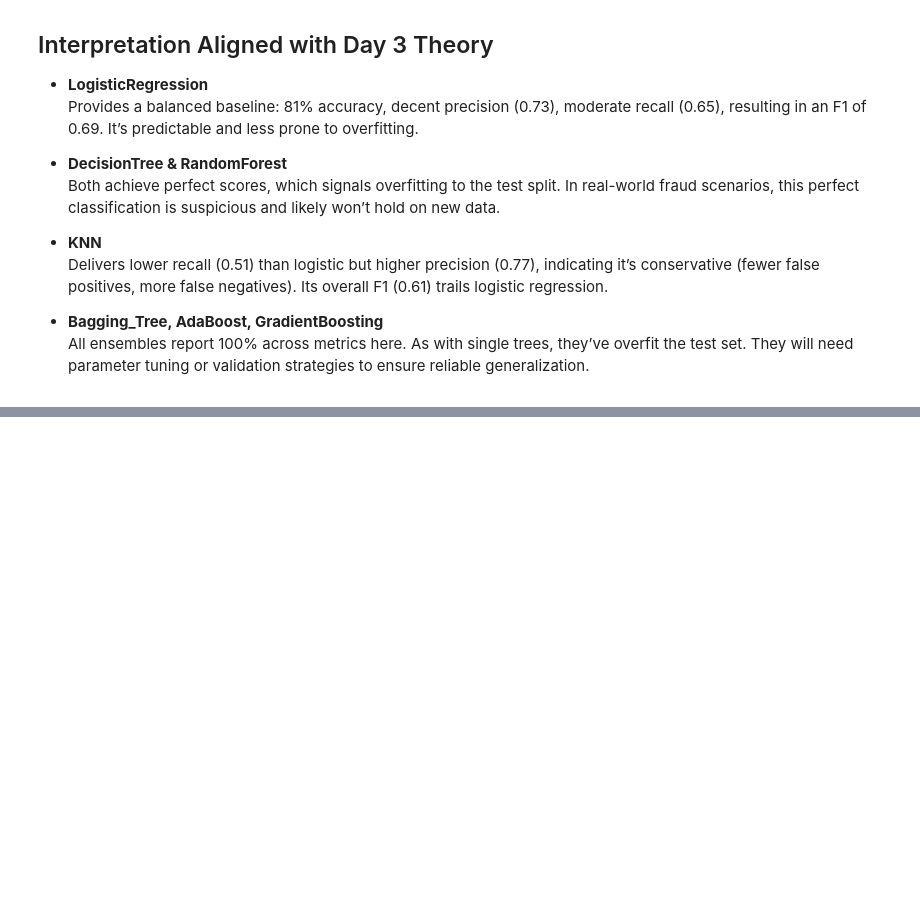
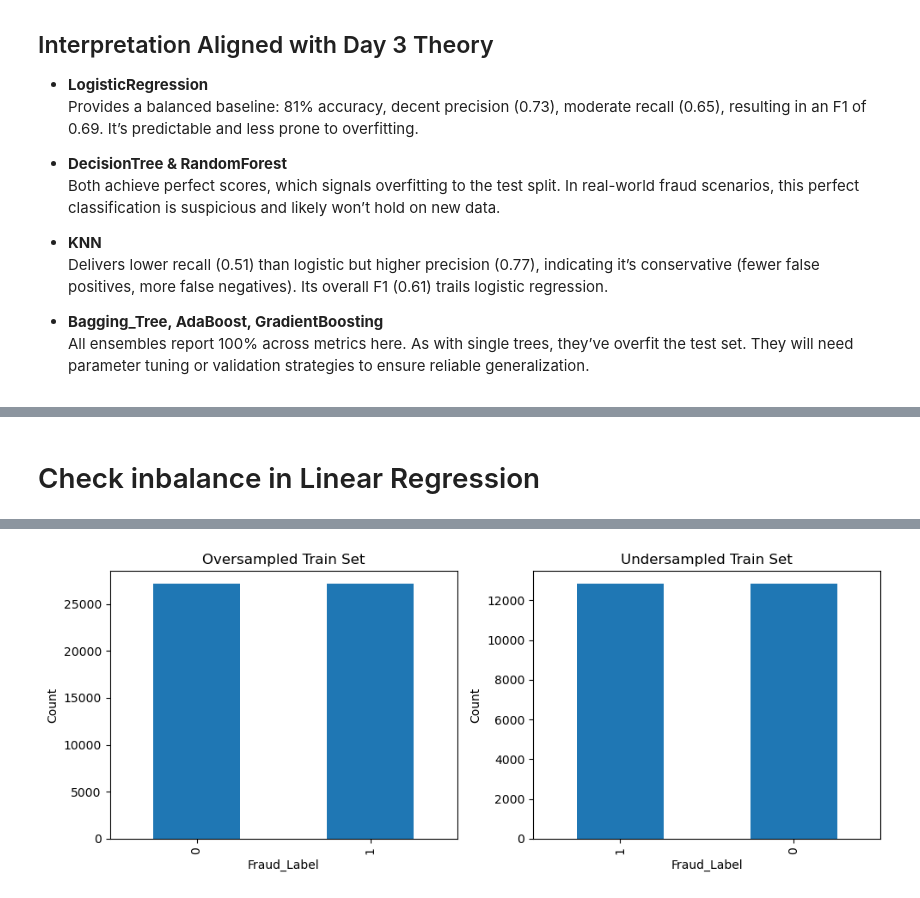
Before and after one commit to luispabloaiello-da/W7PJ_Project_Fraud_Scoring_Service, a Jupyter notebook: notebooks/04_model_training.ipynb, the cells around one changed output, grey strips where cells are left out. Saved outputs shown, nothing was run; the diff lists cells and outputs as text; code cells hidden in the pictures; blank space fills up the shorter version.

```diff
--- a/notebooks/04_model_training.ipynb
+++ b/notebooks/04_model_training.ipynb
@@ -267,0 +271,66 @@ joblib.dump(feature_names, "../my_streamlit_app/models/feature_names.pkl")
+# %% [markdown]
+# Check inbalance in Linear Regression
+# %%
+# 1) Check imbalance in training set
+print("Class distribution in Fraud_Label (train):")
+print(y_train.value_counts())
+
+# 2) Baseline LogisticRegression
+clf_base = LogisticRegression(max_iter=1000, random_state=42)
+clf_base.fit(X_train, y_train)
+y_pred_base = clf_base.predict(X_test)
+print("Baseline:\n", classification_report(y_test, y_pred_base))
+print("Confusion Matrix:\n", confusion_matrix(y_test, y_pred_base))
+
+# 3) Oversample minority class
+df_train = pd.concat([X_train, y_train.rename("Fraud_Label")], axis=1)
+minor = df_train[df_train.Fraud_Label == 1]
+major = df_train[df_train.Fraud_Label == 0]
+
+minor_over = resample(
+    minor,
+    replace=True,
+    n_samples=len(major),
+    random_state=42
+)
+df_over = pd.concat([major, minor_over])
+X_over = df_over.drop("Fraud_Label", axis=1)
+y_over = df_over["Fraud_Label"]
+
+clf_over = LogisticRegression(max_iter=1000, random_state=42)
+clf_over.fit(X_over, y_over)
+y_pred_over = clf_over.predict(X_test)
+print("Oversampled:\n", classification_report(y_test, y_pred_over))
+print("Confusion Matrix:\n", confusion_matrix(y_test, y_pred_over))
+
+# 4) Undersample majority class
+major_down = resample(
+    major,
+    replace=False,
+    n_samples=len(minor),
+    random_state=42
+)
+df_under = pd.concat([minor, major_down])
+X_under = df_under.drop("Fraud_Label", axis=1)
+y_under = df_under["Fraud_Label"]
+
+clf_under = LogisticRegression(max_iter=1000, random_state=42)
+clf_under.fit(X_under, y_under)
+y_pred_under = clf_under.predict(X_test)
+print("Undersampled:\n", classification_report(y_test, y_pred_under))
+print("Confusion Matrix:\n", confusion_matrix(y_test, y_pred_under))
+
+# 5) Plot class distribution after resampling
+plt.figure(figsize=(10,4))
+
+plt.subplot(1,2,1)
+df_over.Fraud_Label.value_counts().plot(kind="bar", title="Oversampled Train Set")
+plt.xlabel("Fraud_Label"); plt.ylabel("Count")
+
+plt.subplot(1,2,2)
+df_under.Fraud_Label.value_counts().plot(kind="bar", title="Undersampled Train Set")
+plt.xlabel("Fraud_Label"); plt.ylabel("Count")
+
+plt.tight_layout()
+plt.show()
+# %% [output]
@@ -267,0 +354 @@ joblib.dump(feature_names, "../my_streamlit_app/models/feature_names.pkl")
+[figure, added]
```
Also changed, not shown: parts of 14 cells of this notebook, 13 other files.
